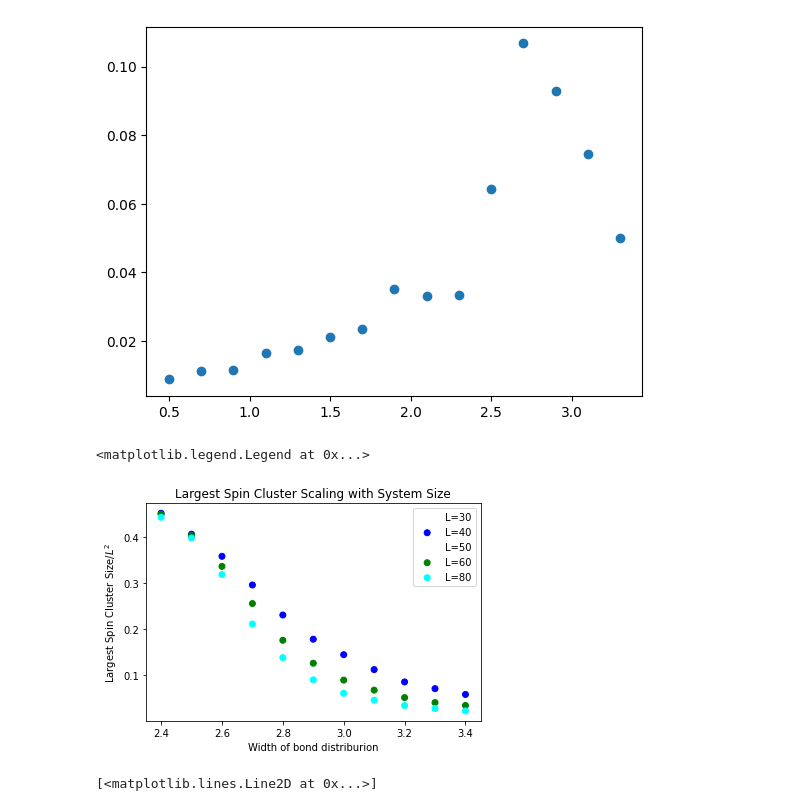
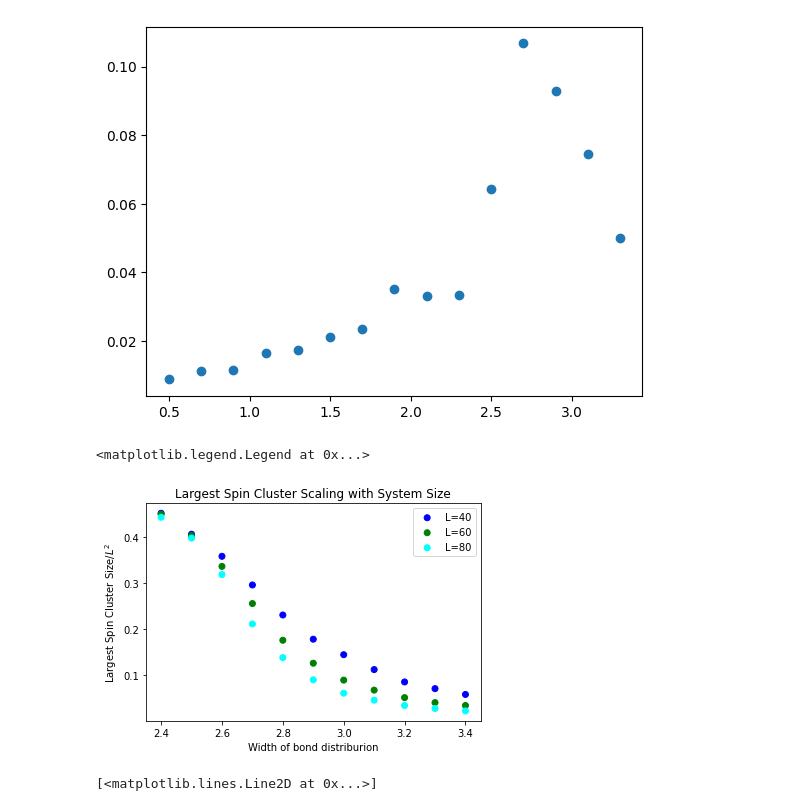
Before and after one commit to tsgaurav/Ising_RSRG, a Jupyter notebook: output/large_instance_runs_1/Distribution_Analysis.ipynb, the cells around one changed output. Cells and saved outputs as stored; diff of their text form; code cells hidden in the pictures.

```diff
--- a/output/large_instance_runs_1/Distribution_Analysis.ipynb
+++ b/output/large_instance_runs_1/Distribution_Analysis.ipynb
@@ -250,7 +250,7 @@ plt.scatter(sorted_x, sorted_y)
 <matplotlib.collections.PathCollection at 0x...>
 [figure]
 # %%
-for L in [30, 40, 50, 60, 80]:
+for L in [40, 60, 80]:
     fixed_length_slice = log_file[lambda df: (df['L'] == L) & (df['a']==0.1)]
     ts_list = fixed_length_slice['ts'].tolist()
 
@@ -260,34 +260,34 @@ for L in [30, 40, 50, 60, 80]:
     c_list = []
 
 
     for index, ts in enumerate(ts_list):
 
         with open("Ising_2D_clusters_"+str(ts)+".pkl", "rb") as fp:
             clust_list_final = pickle.load(fp)
 
         #print(input_dict)
         clust_dict_list, reverse_dict_list = [], []
 
         for core_pair in clust_list_final:
             clust_list_temp, reverse_list_temp = core_pair
             clust_dict_list+=clust_list_temp
             reverse_dict_list+=reverse_list_temp
 
         largest_clust_list = np.array([max([len(clust) for clust in reverse_dict.values() if clust is not None]) for reverse_dict in reverse_dict_list])
 
         largest_clust_size.append(largest_clust_list.mean()/L**2)
         var_lcs.append(largest_clust_list.std()/L**2)
         c_list.append(c_dict[L])
 
     plt.scatter(w_vals, largest_clust_size, c=c_list, label='L='+str(L))
 
 plt.ylabel("Largest Spin Cluster Size/$L^2$")
 plt.xlabel("Width of bond distriburion")
 plt.title("Largest Spin Cluster Scaling with System Size")
 plt.legend()
 # %% [output]
 <matplotlib.legend.Legend at 0x...>
-[figure, old version]
+[figure, new version]
 # %%
 sorted_y = np.array([x for _,x in sorted(zip(w_vals,var_lcs))])
 sorted_x = np.array(sorted(w_vals))
```
Also changed, not shown: 3 other files.
